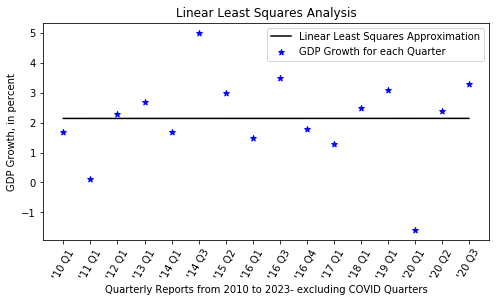
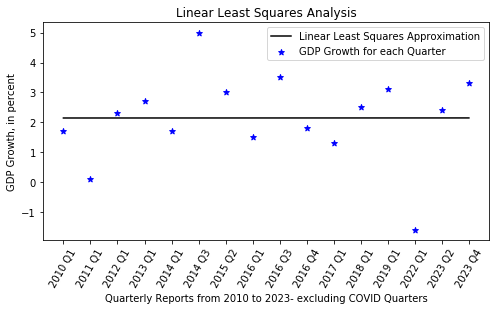
The change to this notebook cell's code, shown as a diff; its figure went from the first image to the second:
--- before
+++ after
@@ -9,4 +9,5 @@
 x = np.arange(1, len(y)+1)
 
+labels_16 = ["2010 Q1","2011 Q1","2012 Q1","2013 Q1", "2014 Q1","2014 Q3","2015 Q2","2016 Q1","2016 Q3","2016 Q4","2017 Q1","2018 Q1","2019 Q1","2022 Q1","2023 Q2","2023 Q4"]
 
 #Run time
@@ -43,5 +44,5 @@
 plt.xlabel("Quarterly Reports from 2010 to 2023- excluding COVID Quarters")
 plt.ylabel("GDP Growth, in percent")
-plt.xticks(x, labels, rotation =60)
+plt.xticks(x, labels_16, rotation =60)
 plt.legend()
 plt.show()
@@ -54,5 +55,5 @@
 plt.ylabel("Residuals")
 plt.title("Linear Least Squares Residuals Plot")
-plt.xticks(x, labels, rotation =60)
+plt.xticks(x, labels_16, rotation =60)
 #Got this part from https://matplotlib.org/stable/api/_as_gen/matplotlib.axes.Axes.axhline.html
 plt.axhline(0, linestyle='--') 

Commit: Here is my updated project, with fixed labels